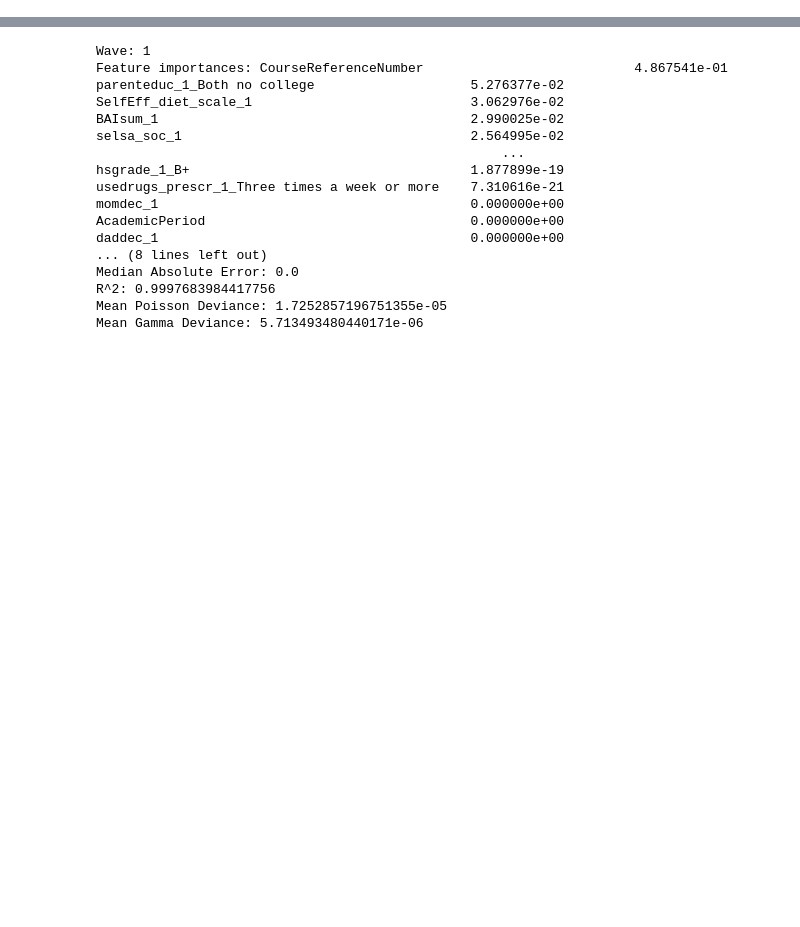
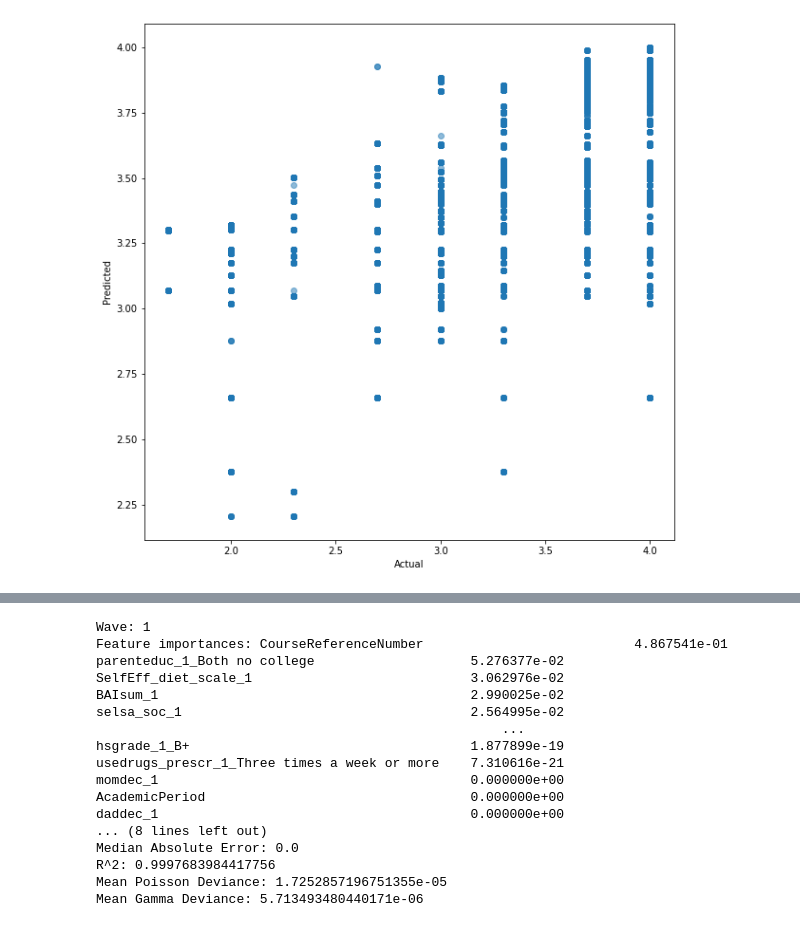
Before and after one commit to EAltunoglu/cmpe492, a Jupyter notebook: random_forest/regressor/grade/all_waves.ipynb, the cells around one changed output, grey strips where cells are left out. Drawn from its saved outputs; the diff is of its cells as text; code cells hidden in the pictures; blank space fills up the shorter version.

```diff
--- a/random_forest/regressor/grade/all_waves.ipynb
+++ b/random_forest/regressor/grade/all_waves.ipynb
@@ -212,0 +237,9 @@ RandomForestRegressor(oob_score=True, random_state=33)
+# %%
+data1_w = pd.read_csv(f'../../../final_data/activity_sleep_survey_grade/activity_sleep_survey_grade_{1}.csv')
+data1_w = data1_w.loc[data1_w['FinalGrade'].isin(LETTERGRADES.keys())]
+train_data1_w = pd.get_dummies(data1_w['CourseReferenceNumber'])
+
+train_features1_w, test_features1_w, train_labels1_w, test_labels1_w = train_test_split(train_data1_w, data1_w['FinalGrade'].apply(get_number_grade), test_size = 0.25, random_state = 42)
+
+rf1_w = RandomForestRegressor(n_estimators=100, random_state=33, oob_score=True)
+rf1_w.fit(train_features1_w, train_labels1_w)
@@ -212,0 +252,12 @@ RandomForestRegressor(oob_score=True, random_state=33)
+# %%
+pred_1_w = rf1_w.predict(test_features1_w)
+
+print('Mean Absolute Error (MAE):', metrics.mean_absolute_error(test_labels1_w, pred_1_w))
+print('Mean Squared Error (MSE):', metrics.mean_squared_error(test_labels1_w, pred_1_w))
+print('Root Mean Squared Error (RMSE):', metrics.mean_squared_error(test_labels1_w, pred_1_w, squared=False))
+print('Mean Absolute Percentage Error (MAPE):', metrics.mean_absolute_percentage_error(test_labels1, pred_1_w))
+print('Explained Variance Score:', metrics.explained_variance_score(test_labels1_w, pred_1_w))
+print('Max Error:', metrics.max_error(test_labels1_w, pred_1_w))
+print('Mean Squared Log Error:', metrics.mean_squared_log_error(test_labels1_w, pred_1_w))
+print('Median Absolute Error:', metrics.median_absolute_error(test_labels1_w, pred_1_w))
+print('R^2:', metrics.r2_score(test_labels1_w, pred_1_w))
@@ -212,0 +274,8 @@ RandomForestRegressor(oob_score=True, random_state=33)
+# %%
+plt.figure(figsize=(10,10))
+plt.scatter(test_labels1_w, pred_1_w, alpha=0.5)
+plt.xlabel('Actual')
+plt.ylabel('Predicted')
+plt.show()
+# %% [output]
+[figure, added]
```
Also changed, not shown: parts of 21 cells of this notebook, 3 other files.
